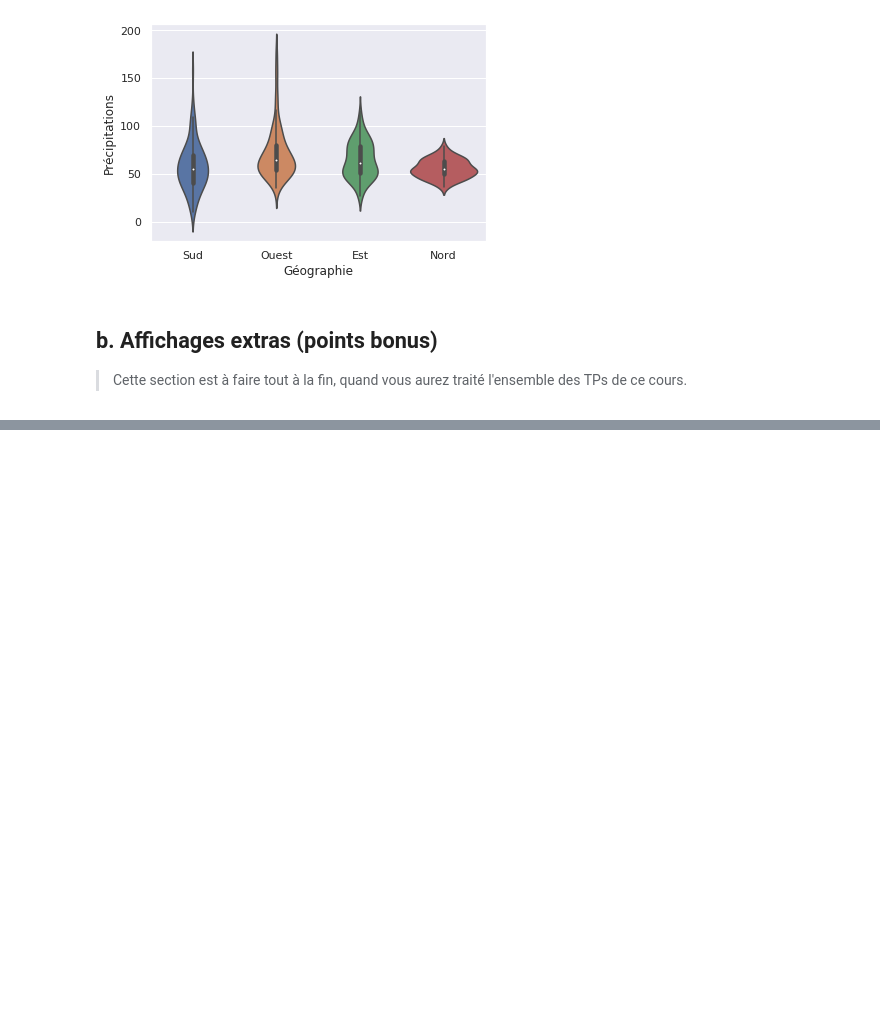
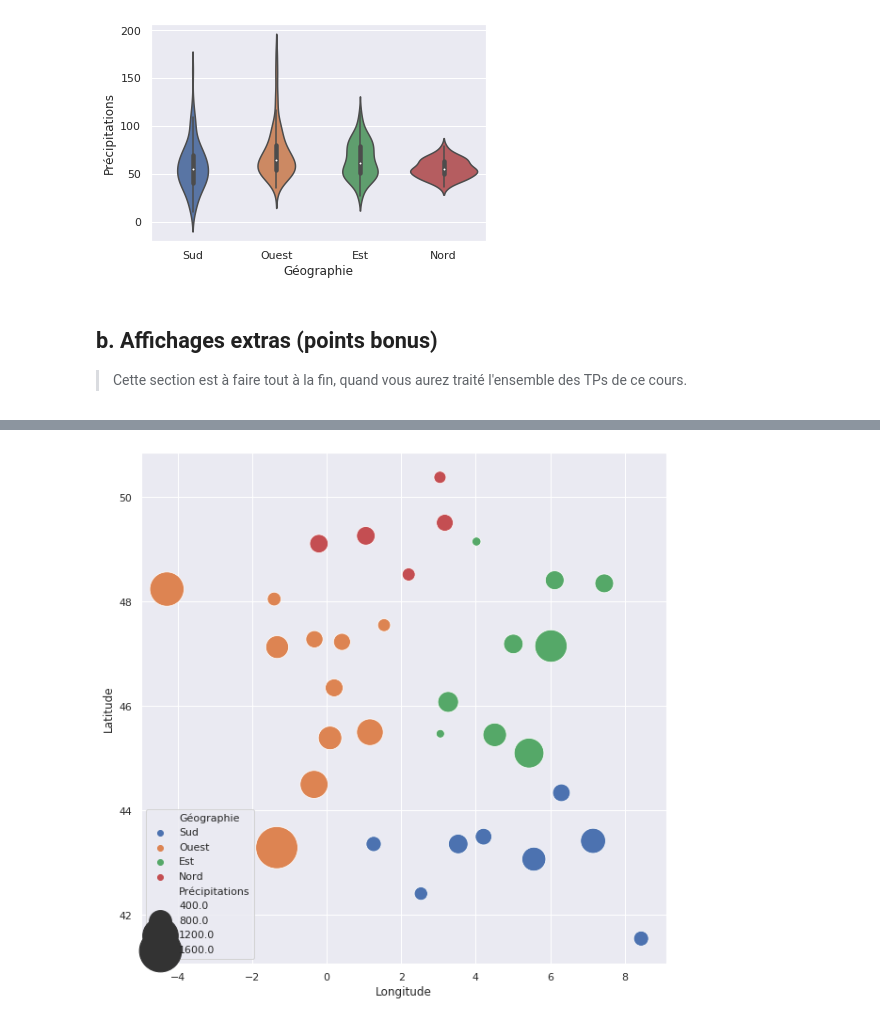
Before and after one commit to campusplage/compte-rendus-pellegrin-nagaratnam, a Jupyter notebook: TP1_pandas.ipynb, the cells around one changed output, grey strips where cells are left out. Saved outputs shown, nothing was run; the diff lists cells and outputs as text; code cells hidden in the pictures; blank space fills up the shorter version.

```diff
--- a/TP1_pandas.ipynb
+++ b/TP1_pandas.ipynb
@@ -461,3 +461,9 @@ Réalisez toute sorte d'affichage sur ces données que vous pourriez trouver jol
 Ci-dessous, un exemple, mais soyez créatifs !!
 
 ![image.png](embedded-picture-1)
+# %%
+d = grouped_data.sum()[["Précipitations",'Géographie', 'Latitude', 'Longitude']]
+g = sns.scatterplot(x= 'Longitude', y = 'Latitude', hue='Géographie',size='Précipitations', sizes = (0, 2000), data = d)
+g.get_figure().set_size_inches(10, 10)
+# %% [output]
+[figure, added]
```
